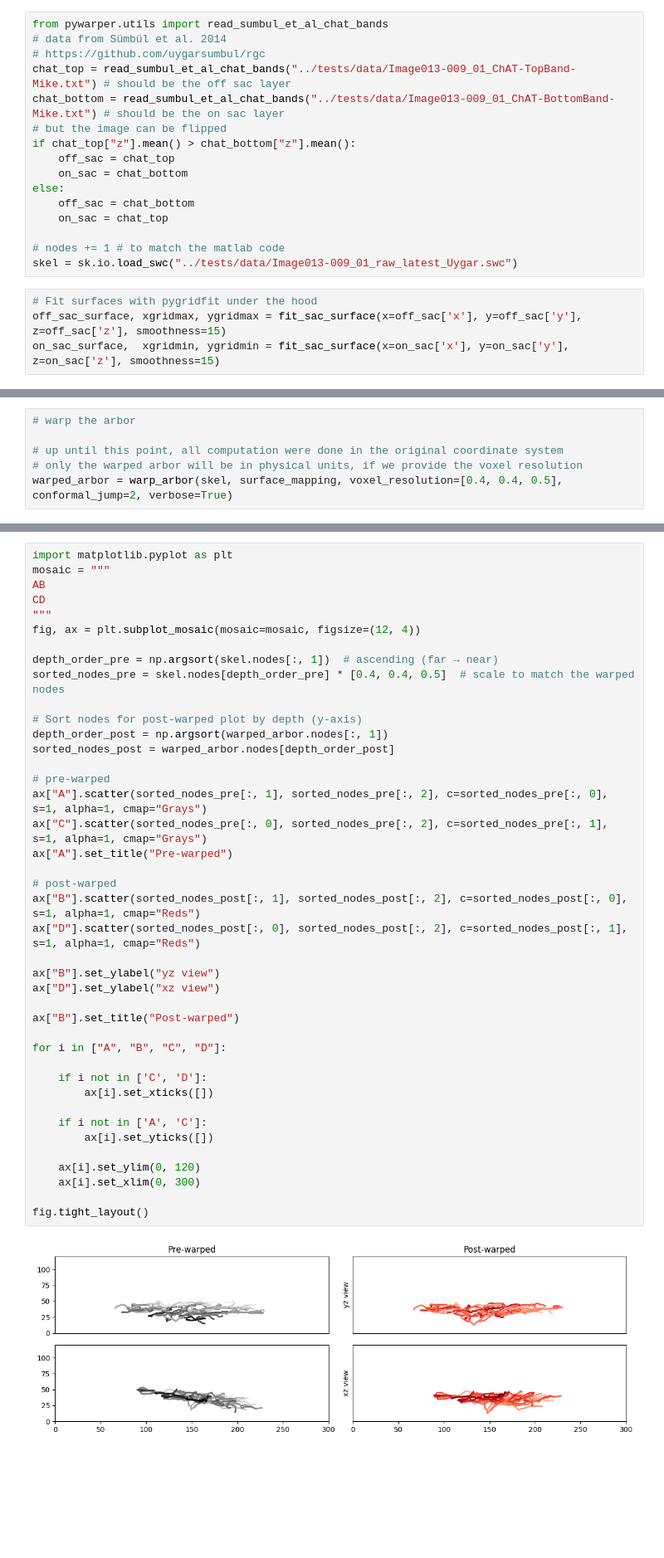
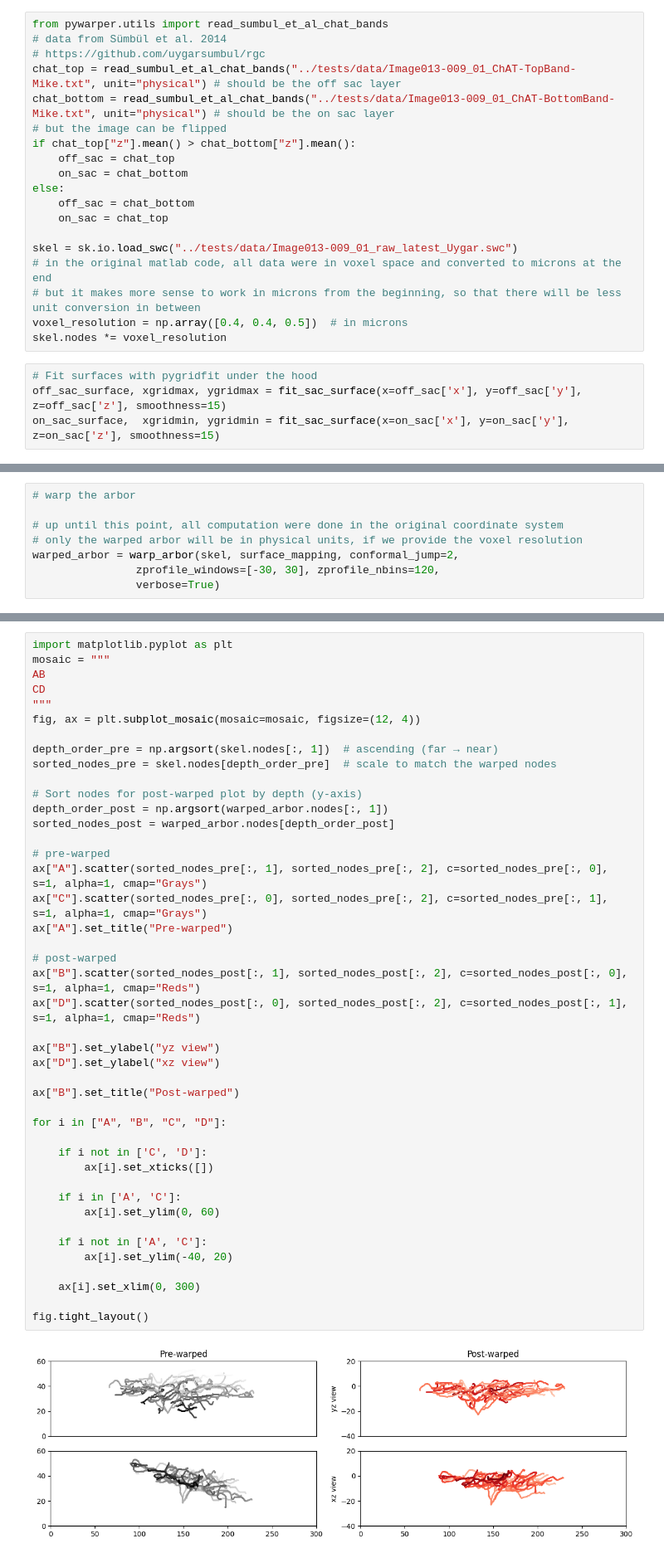
Before and after one commit to berenslab/pywarper, a Jupyter notebook: notebooks/example.api.low.ipynb, the cells around one changed output, grey strips where cells are left out. Shown at 83% size. Cells and saved outputs as stored; diff of their text form; blank space fills up the shorter version.

Commit message:
refactor: exposing warp_nodes(); warp_arbor() handles normalization and xyz density directly

```diff
--- a/notebooks/example.api.low.ipynb
+++ b/notebooks/example.api.low.ipynb
@@ -9,8 +9,8 @@ from pywarper.stats import get_convex_hull, get_hull_centroid, get_xy_center_of_
 from pywarper.utils import read_sumbul_et_al_chat_bands
 # data from Sümbül et al. 2014
 # https://github.com/uygarsumbul/rgc
-chat_top = read_sumbul_et_al_chat_bands("../tests/data/Image013-009_01_ChAT-TopBand-Mike.txt") # should be the off sac layer
-chat_bottom = read_sumbul_et_al_chat_bands("../tests/data/Image013-009_01_ChAT-BottomBand-Mike.txt") # should be the on sac layer
+chat_top = read_sumbul_et_al_chat_bands("../tests/data/Image013-009_01_ChAT-TopBand-Mike.txt", unit="physical") # should be the off sac layer
+chat_bottom = read_sumbul_et_al_chat_bands("../tests/data/Image013-009_01_ChAT-BottomBand-Mike.txt", unit="physical") # should be the on sac layer
 # but the image can be flipped
 if chat_top["z"].mean() > chat_bottom["z"].mean():
     off_sac = chat_top
@@ -19,8 +19,11 @@ else:
     off_sac = chat_bottom
     on_sac = chat_top
 
-# nodes += 1 # to match the matlab code
 skel = sk.io.load_swc("../tests/data/Image013-009_01_raw_latest_Uygar.swc")
+# in the original matlab code, all data were in voxel space and converted to microns at the end
+# but it makes more sense to work in microns from the beginning, so that there will be less unit conversion in between
+voxel_resolution = np.array([0.4, 0.4, 0.5])  # in microns
+skel.nodes *= voxel_resolution
 # %%
 # Fit surfaces with pygridfit under the hood
 off_sac_surface, xgridmax, ygridmax = fit_sac_surface(x=off_sac['x'], y=off_sac['y'], z=off_sac['z'], smoothness=15)
@@ -39,6 +42,8 @@ surface_mapping = build_mapping(on_sac_surface, off_sac_surface, arbor_boundarie
 
 # up until this point, all computation were done in the original coordinate system
 # only the warped arbor will be in physical units, if we provide the voxel resolution
-warped_arbor = warp_arbor(skel, surface_mapping, voxel_resolution=[0.4, 0.4, 0.5], conformal_jump=2, verbose=True)
+warped_arbor = warp_arbor(skel, surface_mapping, conformal_jump=2,
+                zprofile_windows=[-30, 30], zprofile_nbins=120,
+                verbose=True)
 # %% [output]
 [pywarper] Warping arbor...
@@ -52,37 +57,39 @@ CD
 fig, ax = plt.subplot_mosaic(mosaic=mosaic, figsize=(12, 4))
 
 depth_order_pre = np.argsort(skel.nodes[:, 1])  # ascending (far → near)
-sorted_nodes_pre = skel.nodes[depth_order_pre] * [0.4, 0.4, 0.5]  # scale to match the warped nodes
+sorted_nodes_pre = skel.nodes[depth_order_pre]  # scale to match the warped nodes
 
 # Sort nodes for post-warped plot by depth (y-axis)
 depth_order_post = np.argsort(warped_arbor.nodes[:, 1])
 sorted_nodes_post = warped_arbor.nodes[depth_order_post]
 
 # pre-warped
 ax["A"].scatter(sorted_nodes_pre[:, 1], sorted_nodes_pre[:, 2], c=sorted_nodes_pre[:, 0], s=1, alpha=1, cmap="Grays")
 ax["C"].scatter(sorted_nodes_pre[:, 0], sorted_nodes_pre[:, 2], c=sorted_nodes_pre[:, 1], s=1, alpha=1, cmap="Grays")
 ax["A"].set_title("Pre-warped")
 
 # post-warped
 ax["B"].scatter(sorted_nodes_post[:, 1], sorted_nodes_post[:, 2], c=sorted_nodes_post[:, 0], s=1, alpha=1, cmap="Reds")
 ax["D"].scatter(sorted_nodes_post[:, 0], sorted_nodes_post[:, 2], c=sorted_nodes_post[:, 1], s=1, alpha=1, cmap="Reds")
 
 ax["B"].set_ylabel("yz view")
 ax["D"].set_ylabel("xz view")
 
 ax["B"].set_title("Post-warped")
 
 for i in ["A", "B", "C", "D"]:
 
     if i not in ['C', 'D']:
         ax[i].set_xticks([])
 
+    if i in ['A', 'C']:
+        ax[i].set_ylim(0, 60)
+
     if i not in ['A', 'C']:
-        ax[i].set_yticks([])
+        ax[i].set_ylim(-40, 20)
 
-    ax[i].set_ylim(0, 120)
     ax[i].set_xlim(0, 300)
 
 fig.tight_layout()
 # %% [output]
-[figure, old version]
+[figure, new version]
```
Also changed, not shown: parts of 7 cells of this notebook, 8 other files.
